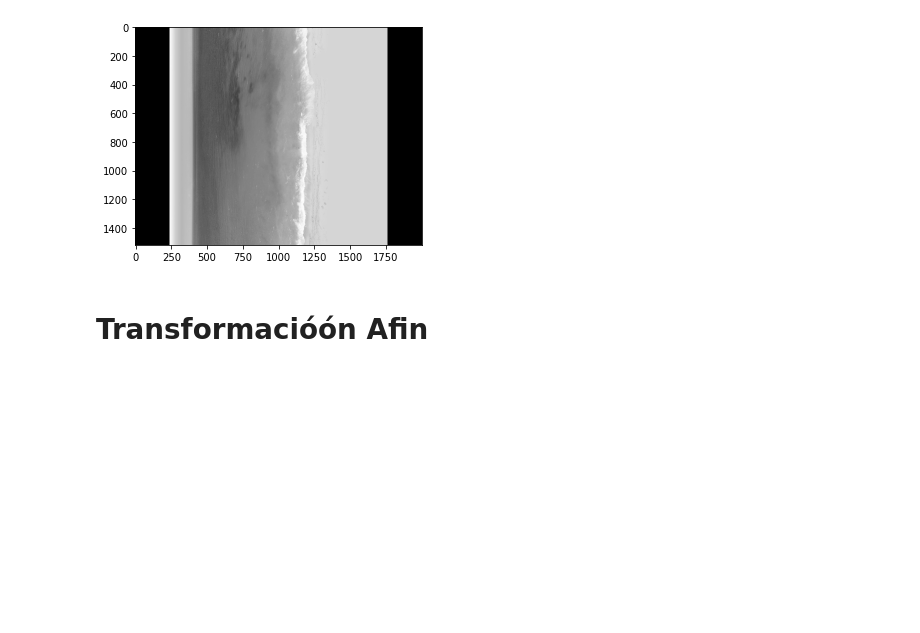
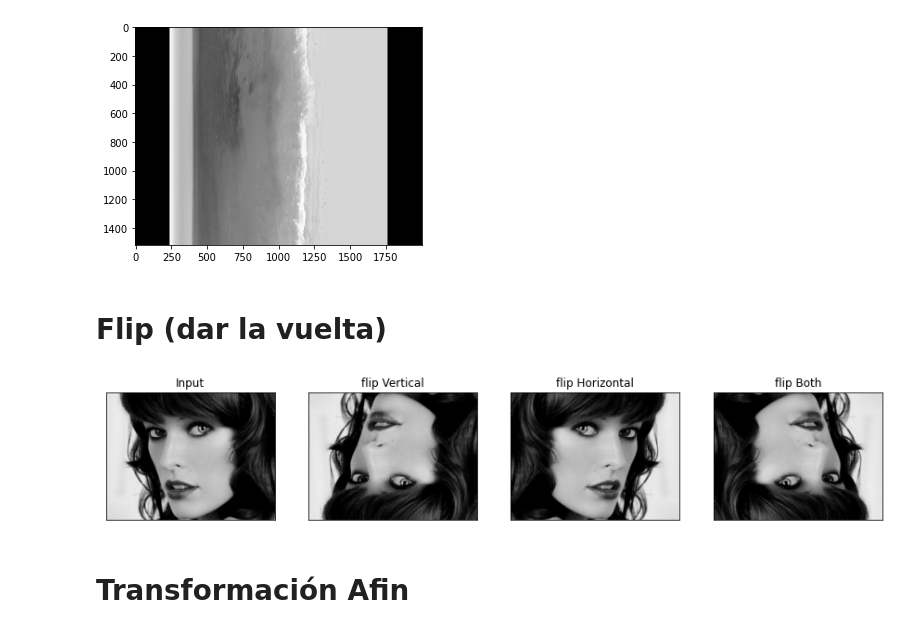
Before and after one commit to waltermayor/DigitalImageProcessing_colab, a Jupyter notebook: TransformacionesGeome.ipynb, the cells around one changed output. Drawn from its saved outputs; the diff is of its cells as text; code cells hidden in the pictures; blank space fills up the shorter version.

```diff
--- a/TransformacionesGeome.ipynb
+++ b/TransformacionesGeome.ipynb
@@ -67,6 +93,24 @@ plt.imshow(dst, cmap="gray")
 # %% [output]
 <matplotlib.image.AxesImage at 0x...>
 [figure]
+# %% [markdown]
+# **Flip (dar la vuelta)**
+# %%
+img = cv2.imread("resid.png",cv2.IMREAD_COLOR)
+img=cv2.cvtColor(img,cv2.COLOR_BGR2RGB)
+
+flipVertical = cv2.flip(img, 0)
+flipHorizontal = cv2.flip(img, 1)
+flipBoth = cv2.flip(img, -1)
+
+plt.figure(figsize=(15,15))
+plt.subplot(141),plt.imshow(img),plt.title('Input'),plt.xticks([]), plt.yticks([])
+plt.subplot(142),plt.imshow(flipVertical),plt.title('flip Vertical'),plt.xticks([]), plt.yticks([])
+plt.subplot(143),plt.imshow(flipHorizontal),plt.title('flip Horizontal'),plt.xticks([]), plt.yticks([])
+plt.subplot(144),plt.imshow(flipBoth),plt.title('flip Both'),plt.xticks([]), plt.yticks([])
+plt.show()
+# %% [output]
+[figure, added]
 # %% [markdown]
-# **Transformacióón Afin**
+# **Transformación Afin**
 # %%
```
Also changed, not shown: parts of 9 cells of this notebook.
